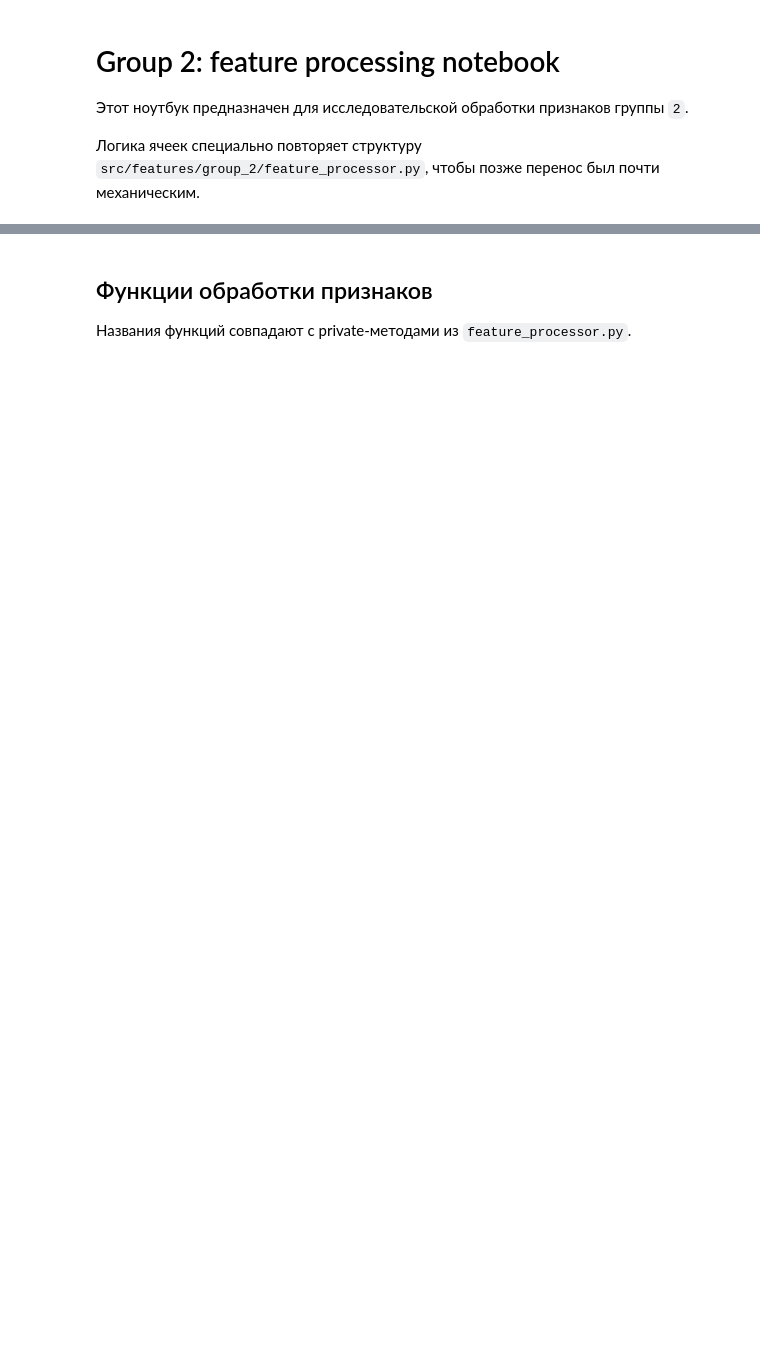
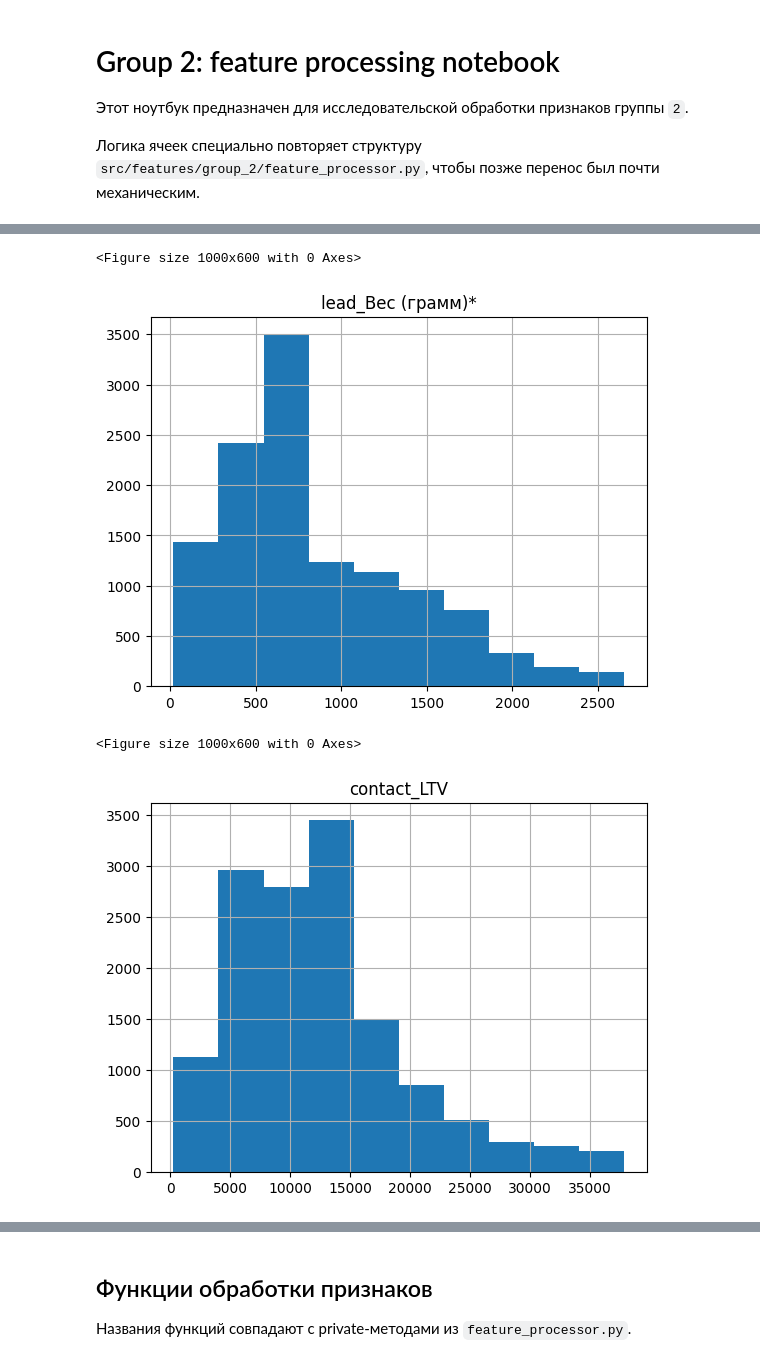
Before and after one commit to JeffRaiAlt/xakaton_mipt, a Jupyter notebook: notebooks/group_2/feature_processing_template.ipynb, the cells around one changed output, grey strips where cells are left out. Cells and saved outputs as stored; diff of their text form; code cells hidden in the pictures; blank space fills up the shorter version.

```diff
--- a/notebooks/group_2/feature_processing_template.ipynb
+++ b/notebooks/group_2/feature_processing_template.ipynb
@@ -42,0 +125,12 @@ Block shape: (5383, 19)
+# %%
+numeric_cols = block_df.select_dtypes(include=["number"]).columns
+for col in numeric_cols:
+    plt.figure(figsize=(10, 6))
+    block_df[[col]].hist()
+    plt.title(col)
+    plt.show()
+# %% [output]
+<Figure size 1000x600 with 0 Axes>
+[figure, added]
+<Figure size 1000x600 with 0 Axes>
+[figure, added]
```
Also changed, not shown: parts of 58 cells of this notebook, 3 other files.
